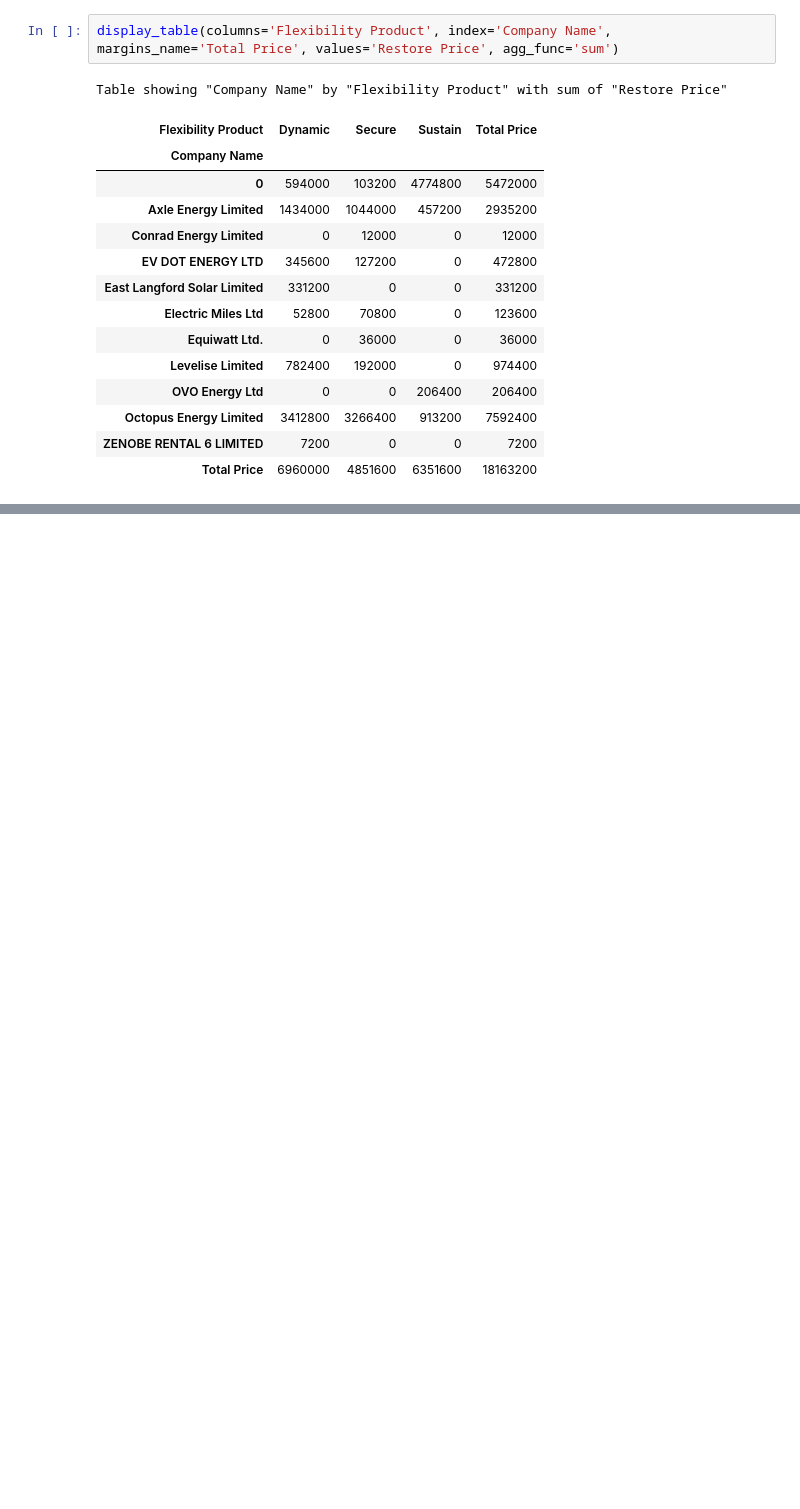
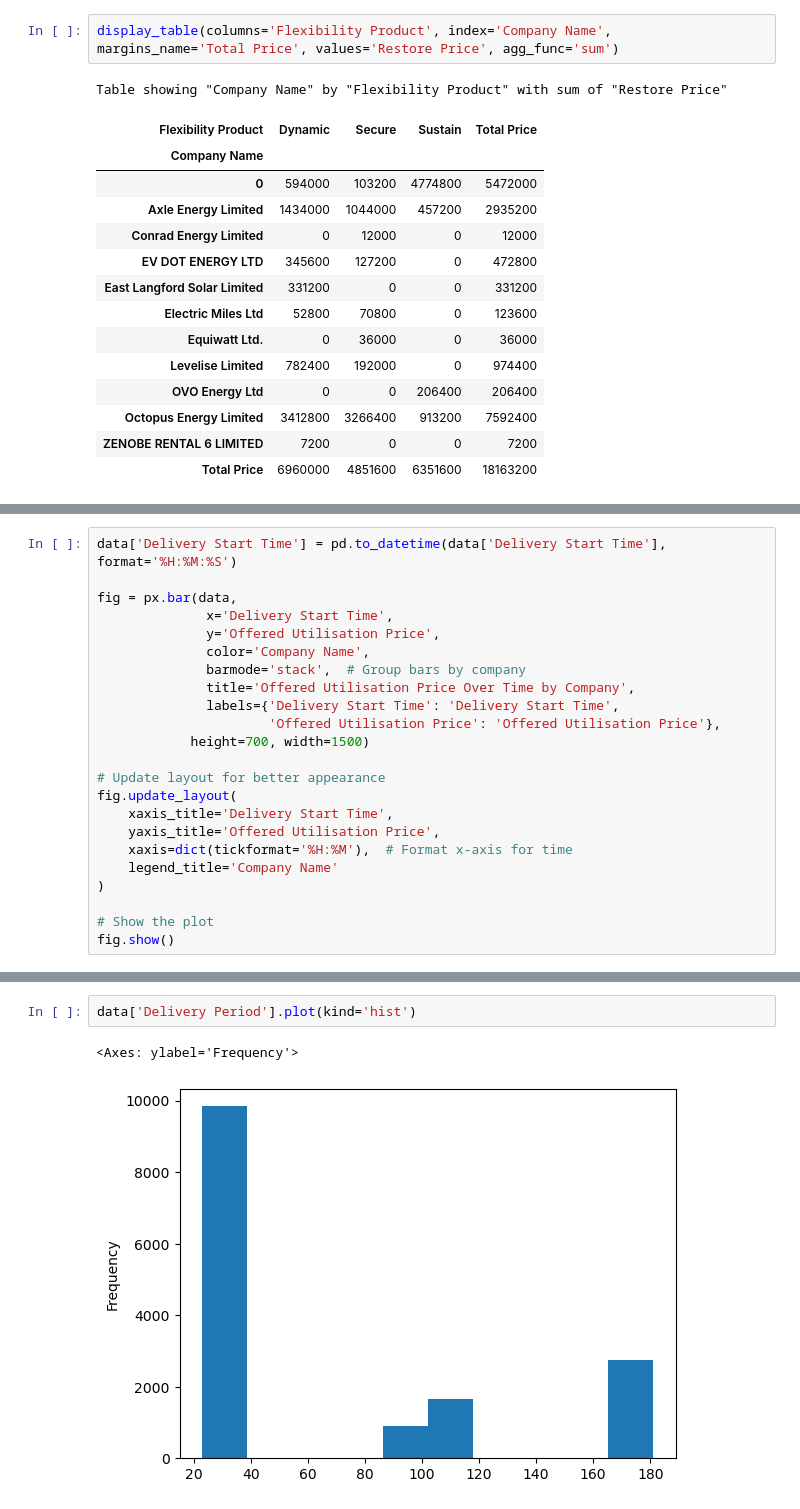
Before and after one commit to johnomage/Flexibility-Trades-Data-EDA, a Jupyter notebook: flex_analysis.ipynb, the cells around one changed output, grey strips where cells are left out. Cells and saved outputs as stored; diff of their text form; blank space fills up the shorter version.

```diff
--- a/flex_analysis.ipynb
+++ b/flex_analysis.ipynb
@@ -264,0 +862,23 @@ Table showing "Company Name" by "Flexibility Product" with count of "Technology
+# %%
+data['Delivery Start Time'] = pd.to_datetime(data['Delivery Start Time'], format='%H:%M:%S')
+
+fig = px.bar(data,
+              x='Delivery Start Time',
+              y='Offered Utilisation Price',
+              color='Company Name',
+              barmode='stack',  # Group bars by company
+              title='Offered Utilisation Price Over Time by Company',
+              labels={'Delivery Start Time': 'Delivery Start Time',
+                      'Offered Utilisation Price': 'Offered Utilisation Price'},
+            height=700, width=1500)
+
+# Update layout for better appearance
+fig.update_layout(
+    xaxis_title='Delivery Start Time',
+    yaxis_title='Offered Utilisation Price',
+    xaxis=dict(tickformat='%H:%M'),  # Format x-axis for time
+    legend_title='Company Name'
+)
+
+# Show the plot
+fig.show()
@@ -264,0 +1038,5 @@ Table showing "Company Name" by "Flexibility Product" with count of "Technology
+# %%
+data['Delivery Period'].plot(kind='hist')
+# %% [output]
+<Axes: ylabel='Frequency'>
+[figure, added]
```
Also changed, not shown: parts of 49 cells of this notebook, 3 other files.
